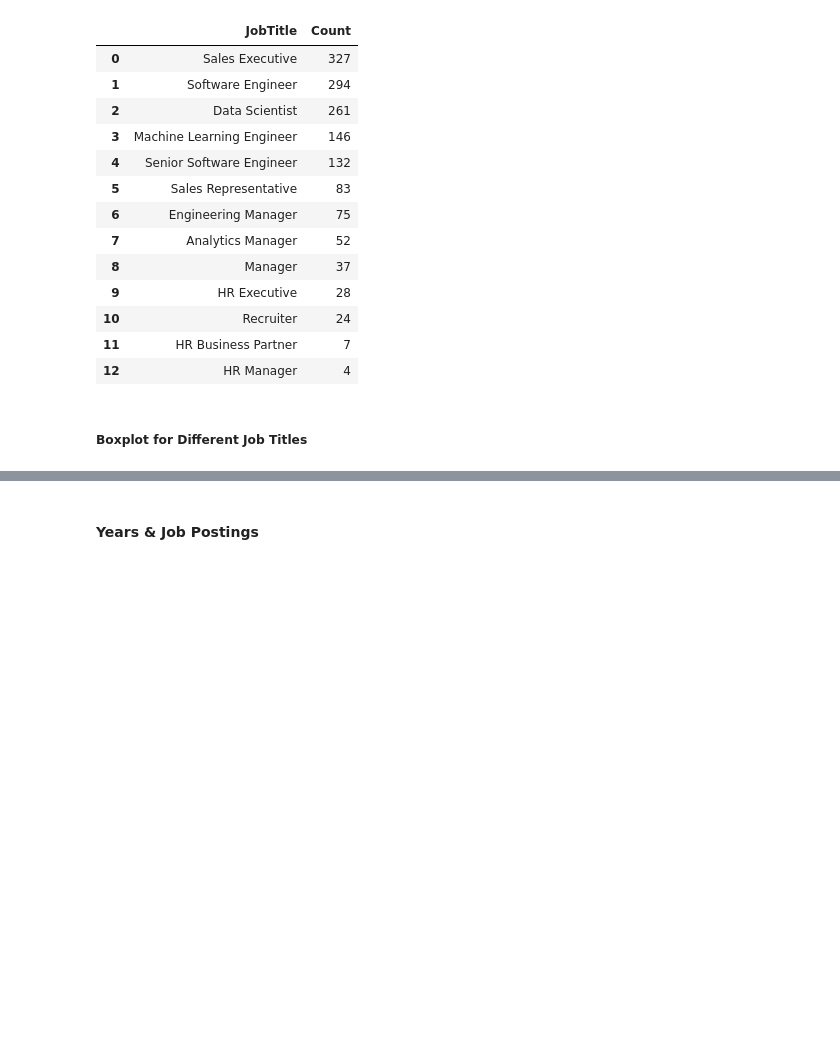
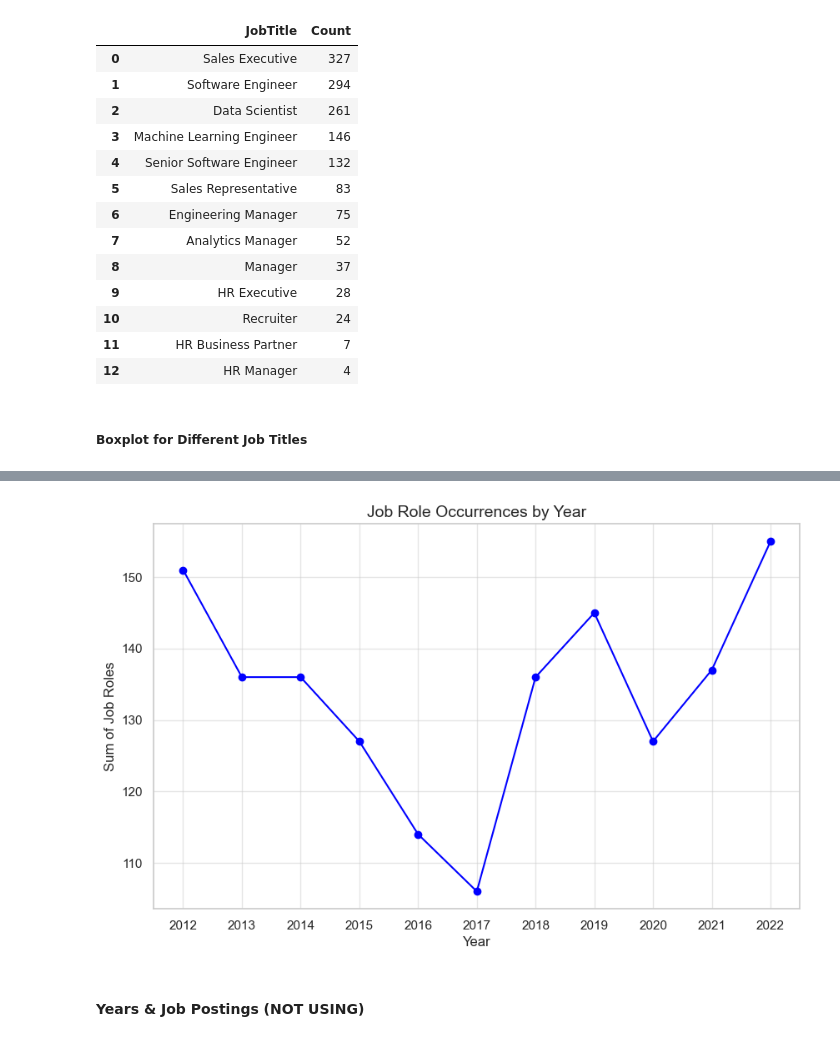
Before and after one commit to lesther-dumos/HR-Analytics-Project, a Jupyter notebook: index.ipynb, the cells around one changed output, grey strips where cells are left out. Saved outputs shown, nothing was run; the diff lists cells and outputs as text; code cells hidden in the pictures; blank space fills up the shorter version.

```diff
--- a/index.ipynb
+++ b/index.ipynb
@@ -105,2 +197,20 @@ plt.show()
+# %%
+# Group by Year and count occurrences of JobRole
+jobrole_count_by_year = hr_job_yearly.groupby('Year').size()
+
+# Plotting the line graph
+plt.figure(figsize=(10, 6))
+plt.plot(jobrole_count_by_year.index, jobrole_count_by_year.values, marker='o', linestyle='-', color='blue')
+
+# Adding titles and labels
+plt.title('Job Role Occurrences by Year', fontsize=14)
+plt.xlabel('Year', fontsize=12)
+plt.ylabel('Sum of Job Roles', fontsize=12)
+plt.grid(alpha=0.5)
+
+# Show the plot
+plt.show()
+# %% [output]
+[figure, added]
 # %% [markdown]
-#### Years & Job Postings
+#### Years & Job Postings (NOT USING)
```
Also changed, not shown: parts of 13 cells of this notebook.
